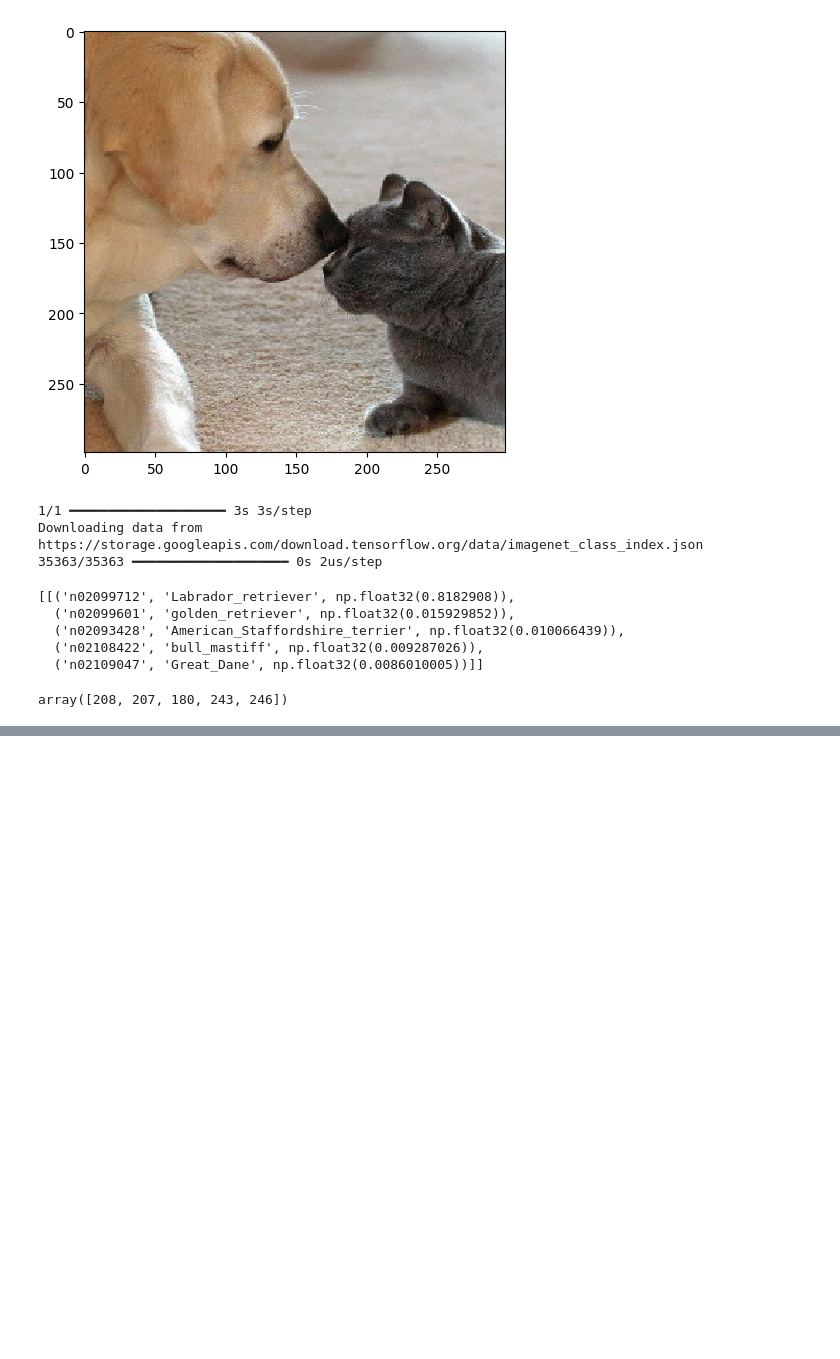
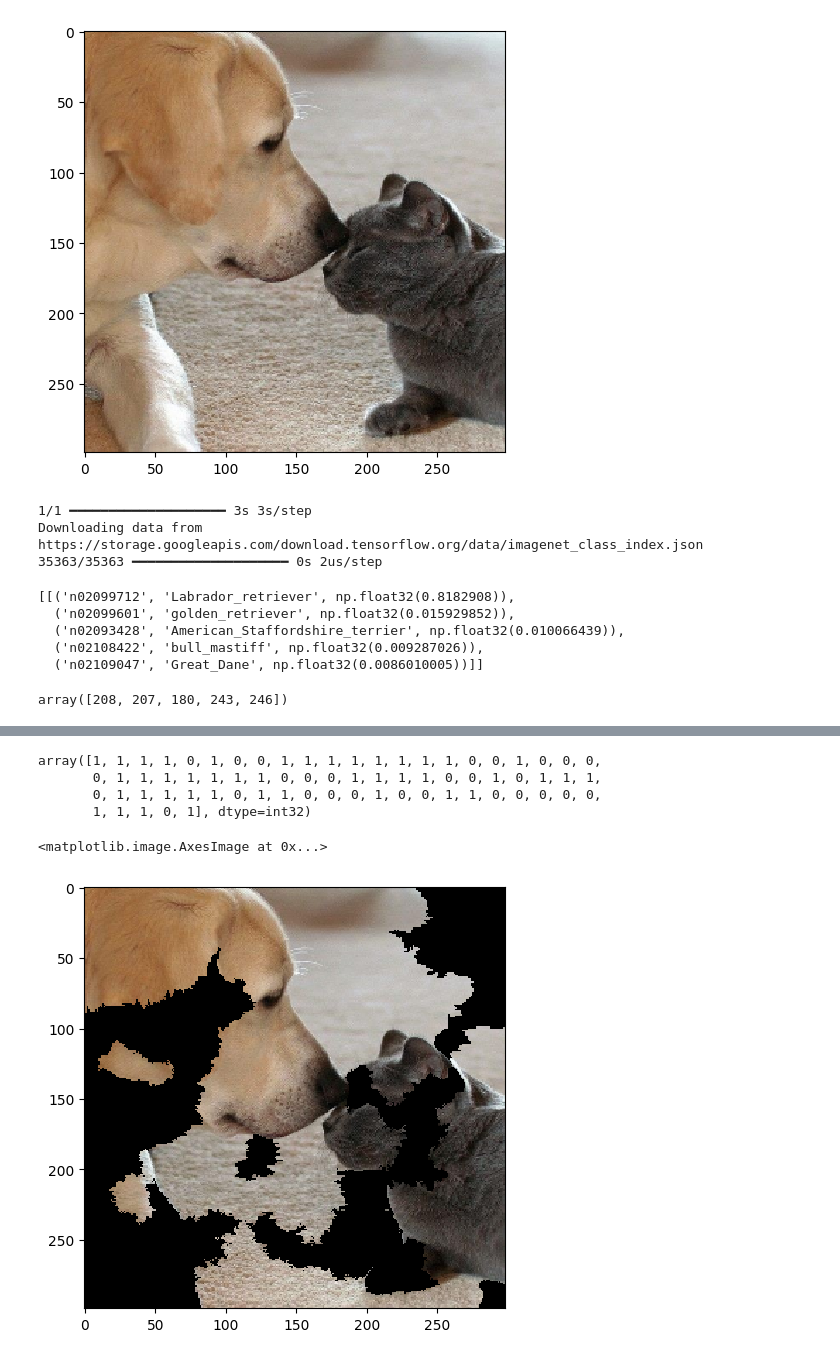
Before and after one commit to hAI-FA001/Explainable-AI-XAI, a Jupyter notebook: LIME/img_clf.ipynb, the cells around one changed output, grey strips where cells are left out. Cells and saved outputs as stored; diff of their text form; code cells hidden in the pictures; blank space fills up the shorter version.

```diff
--- a/LIME/img_clf.ipynb
+++ b/LIME/img_clf.ipynb
@@ -55,0 +77,26 @@ array([208, 207, 180, 243, 246])
+# %%
+n_perturb = 150
+perturbs = np.random.binomial(1, 0.5, (n_perturb, n_sp))
+perturbs[0]
+# %% [output]
+array([1, 1, 1, 1, 0, 1, 0, 0, 1, 1, 1, 1, 1, 1, 1, 1, 0, 0, 1, 0, 0, 0,
+       0, 1, 1, 1, 1, 1, 1, 1, 0, 0, 0, 1, 1, 1, 1, 0, 0, 1, 0, 1, 1, 1,
+       0, 1, 1, 1, 1, 1, 0, 1, 1, 0, 0, 0, 1, 0, 0, 1, 1, 0, 0, 0, 0, 0,
+       1, 1, 1, 0, 1], dtype=int32)
+# %%
+def perturb_img(im, perturbs, segments):
+    active_px = np.where(perturbs == 1)[0]
+    mask = np.zeros_like(segments)
+
+    for active in active_px:
+        mask[segments == active] = 1
+
+    perturbed = copy.deepcopy(im)
+    perturbed = perturbed * mask[...,None]
+
+    return perturbed
+# %%
+skimage.io.imshow(perturb_img(im/2+0.5, perturbs[0], superpixels))
+# %% [output]
+<matplotlib.image.AxesImage at 0x...>
+[figure, added]
```
Also changed, not shown: parts of 6 cells of this notebook.
